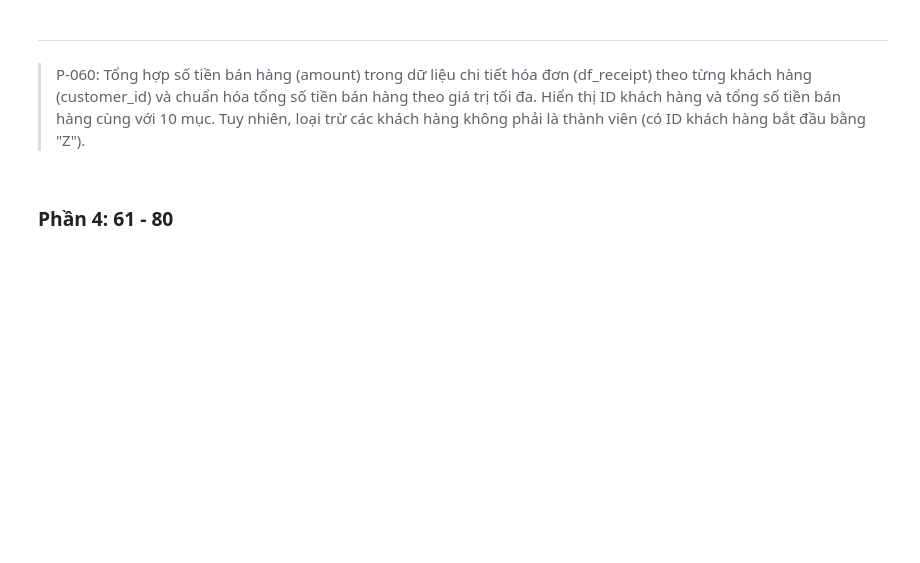
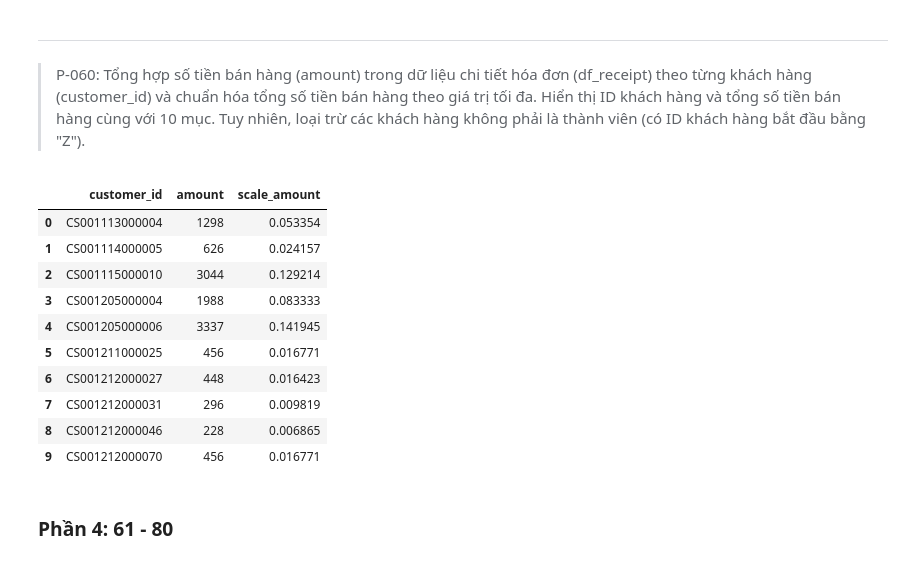
Before and after one commit to quoc-duc/LearnPandas, a Jupyter notebook: notebooks_vn/exercises/100_bai_tap_pandas_vn_exes.ipynb, the cells around one changed output. Saved outputs shown, nothing was run; the diff lists cells and outputs as text; code cells hidden in the pictures; blank space fills up the shorter version.

```diff
--- a/notebooks_vn/exercises/100_bai_tap_pandas_vn_exes.ipynb
+++ b/notebooks_vn/exercises/100_bai_tap_pandas_vn_exes.ipynb
@@ -1645,3 +1633,29 @@ from sklearn.preprocessing import MinMaxScaler
+# %%
+from sklearn.preprocessing import MinMaxScaler
+
+df_sales_amount = (
+    df_receipt.query('not customer_id.str.startswith("Z")')
+    .groupby("customer_id")
+    .agg({"amount": "sum"})
+    .reset_index()
+)
+
+scaler = MinMaxScaler()
+df_sales_amount["scale_amount"] = scaler.fit_transform(df_sales_amount[["amount"]])
+
+df_sales_amount.head(10)
+# %% [output]
+|  | customer_id | amount | scale_amount |
+| 0 | CS001113000004 | 1298 | 0.053354 |
+| 1 | CS001114000005 | 626 | 0.024157 |
+| 2 | CS001115000010 | 3044 | 0.129214 |
+| 3 | CS001205000004 | 1988 | 0.083333 |
+| 4 | CS001205000006 | 3337 | 0.141945 |
+| 5 | CS001211000025 | 456 | 0.016771 |
+| 6 | CS001212000027 | 448 | 0.016423 |
+| 7 | CS001212000031 | 296 | 0.009819 |
+| 8 | CS001212000046 | 228 | 0.006865 |
+| 9 | CS001212000070 | 456 | 0.016771 |
 # %% [markdown]
 ### Phần 4: 61 - 80
 # %% [markdown]
```
Also changed, not shown: parts of 2 cells of this notebook.
